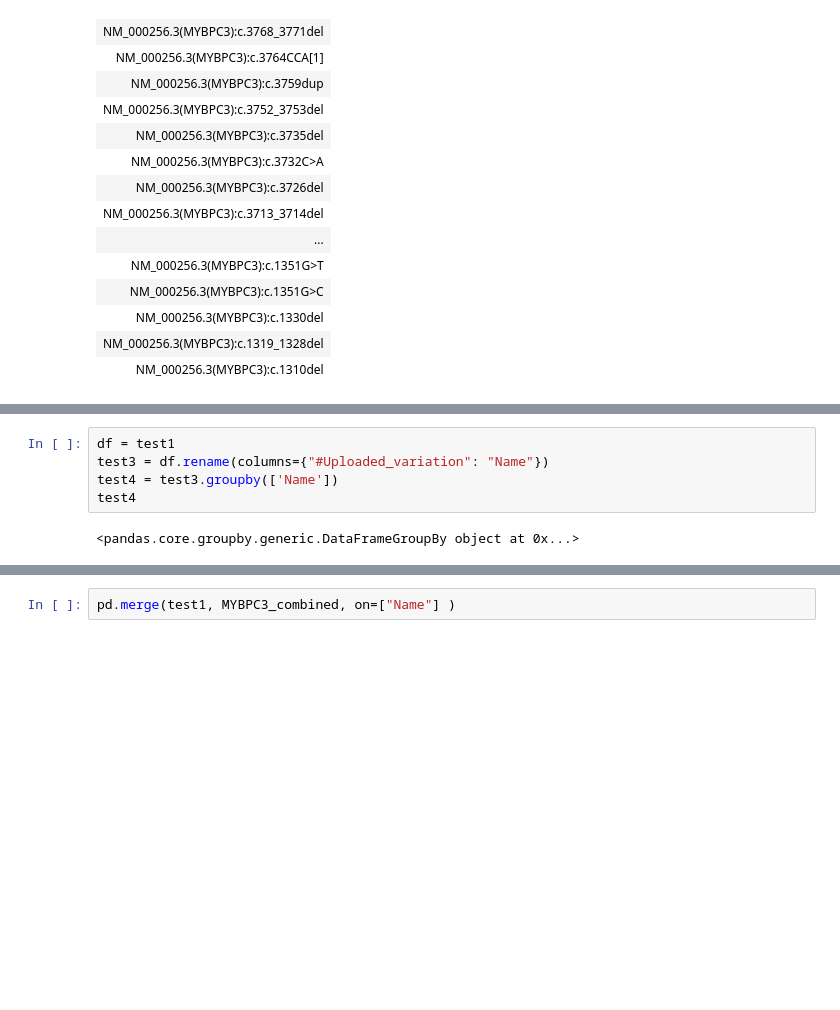
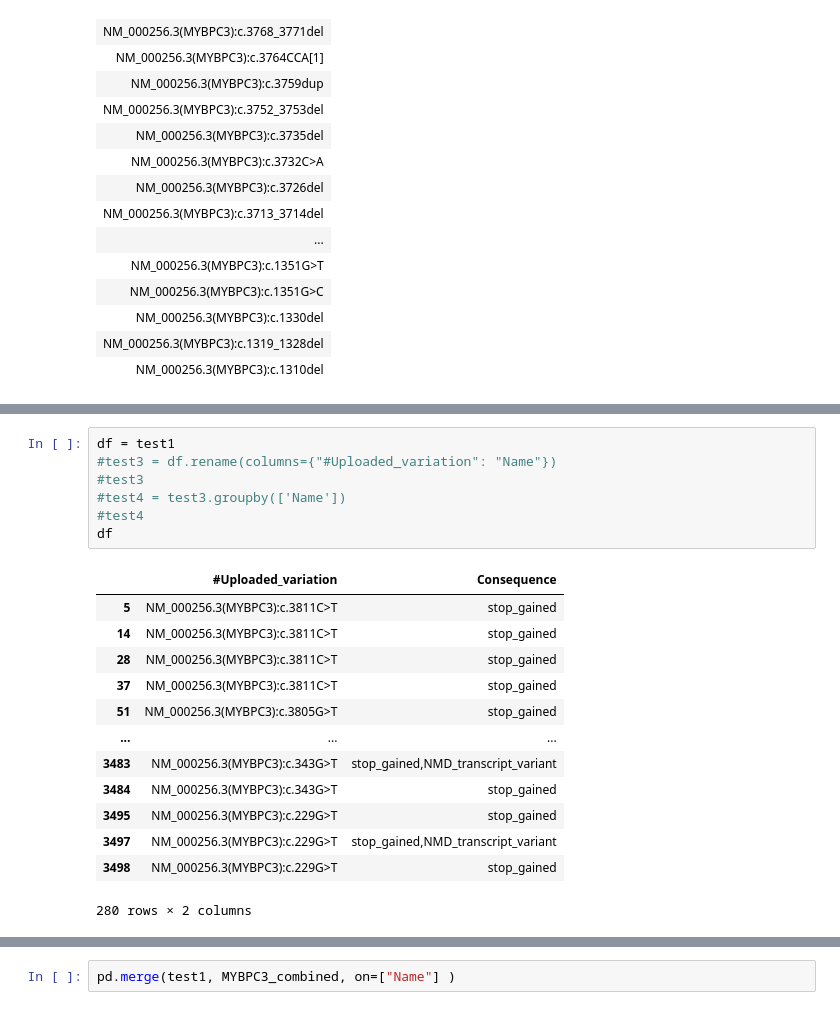
Before and after one commit to hannahmarieaguilar/Data-for-Project-, a Jupyter notebook: DATA/MYBPC3.ipynb, the cells around one changed output, grey strips where cells are left out. Cells and saved outputs as stored; diff of their text form; blank space fills up the shorter version.

```diff
--- a/DATA/MYBPC3.ipynb
+++ b/DATA/MYBPC3.ipynb
@@ -134,7 +126,21 @@ test1
 # %%
 df = test1
-test3 = df.rename(columns={"#Uploaded_variation": "Name"})
-test4 = test3.groupby(['Name'])
-test4
+#test3 = df.rename(columns={"#Uploaded_variation": "Name"})
+#test3
+#test4 = test3.groupby(['Name'])
+#test4
+df
 # %% [output]
+|  | #Uploaded_variation | Consequence |
+| 5 | NM_000256.3(MYBPC3):c.3811C>T | stop_gained |
+| 14 | NM_000256.3(MYBPC3):c.3811C>T | stop_gained |
+| 28 | NM_000256.3(MYBPC3):c.3811C>T | stop_gained |
+| 37 | NM_000256.3(MYBPC3):c.3811C>T | stop_gained |
+| 51 | NM_000256.3(MYBPC3):c.3805G>T | stop_gained |
+| ... | ... | ... |
+| 3483 | NM_000256.3(MYBPC3):c.343G>T | stop_gained,NMD_transcript_variant |
+| 3484 | NM_000256.3(MYBPC3):c.343G>T | stop_gained |
+| 3495 | NM_000256.3(MYBPC3):c.229G>T | stop_gained |
+| 3497 | NM_000256.3(MYBPC3):c.229G>T | stop_gained,NMD_transcript_variant |
+| 3498 | NM_000256.3(MYBPC3):c.229G>T | stop_gained |
-<pandas.core.groupby.generic.DataFrameGroupBy object at 0x...>
+280 rows × 2 columns
```
Also changed, not shown: parts of 6 cells of this notebook.
